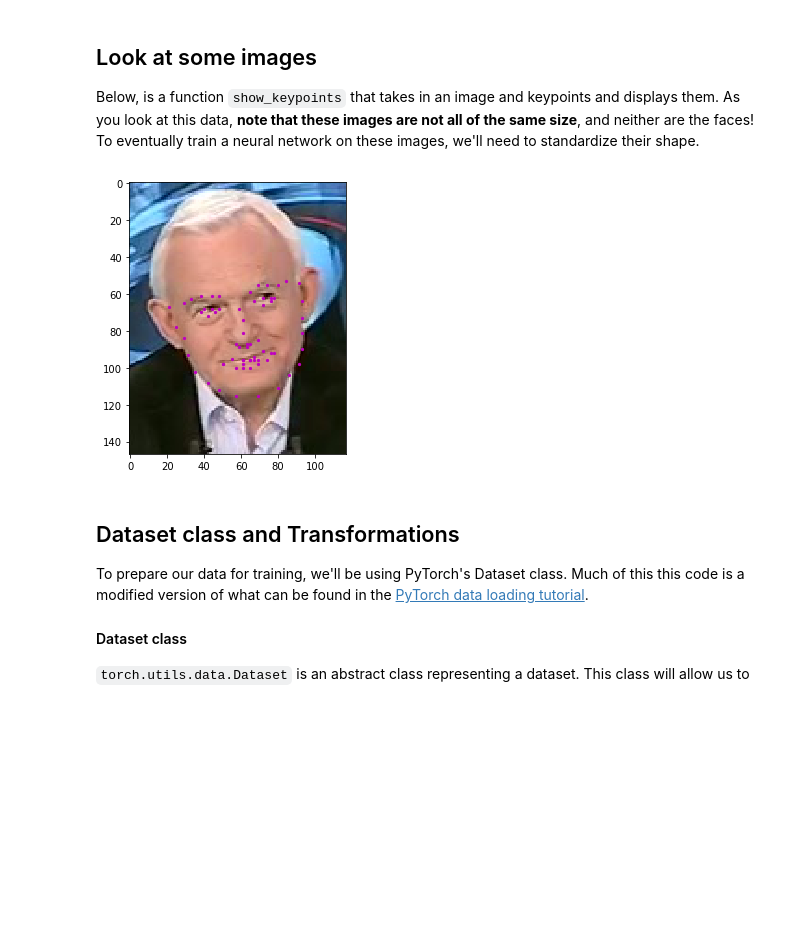
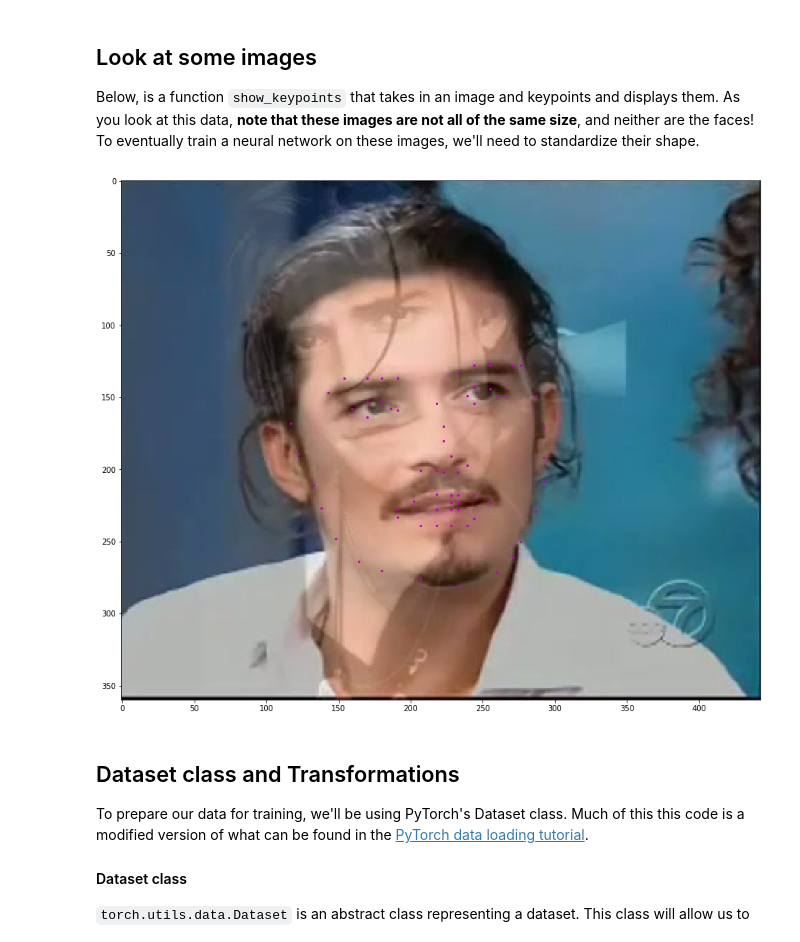
Before and after one commit to ChrisShepherd81/Facial-Keypoints, a Jupyter notebook: 1. Load and Visualize Data.ipynb, the cells around one changed output. Cells and saved outputs as stored; diff of their text form; code cells hidden in the pictures; blank space fills up the shorter version.

Commit message:
Extend image analysis.

```diff
--- a/1. Load and Visualize Data.ipynb
+++ b/1. Load and Visualize Data.ipynb
@@ -72,17 +113,17 @@ def show_keypoints(image, key_pts):
 # %%
 # Display a few different types of images by changing the index n
 
 # select an image by index in our data frame
-n = 100
+n = 123
 image_name = key_pts_frame.iloc[n, 0]
 key_pts = key_pts_frame.iloc[n, 1:].as_matrix()
 key_pts = key_pts.astype('float').reshape(-1, 2)
 
-plt.figure(figsize=(5, 5))
+plt.figure(figsize=(15, 15))
 show_keypoints(mpimg.imread(os.path.join('data/training/', image_name)), key_pts)
 plt.show()
 # %% [output]
-[figure, old version]
+[figure, new version]
 # %% [markdown]
 ## Dataset class and Transformations
 
```
Also changed, not shown: parts of 8 cells of this notebook.
